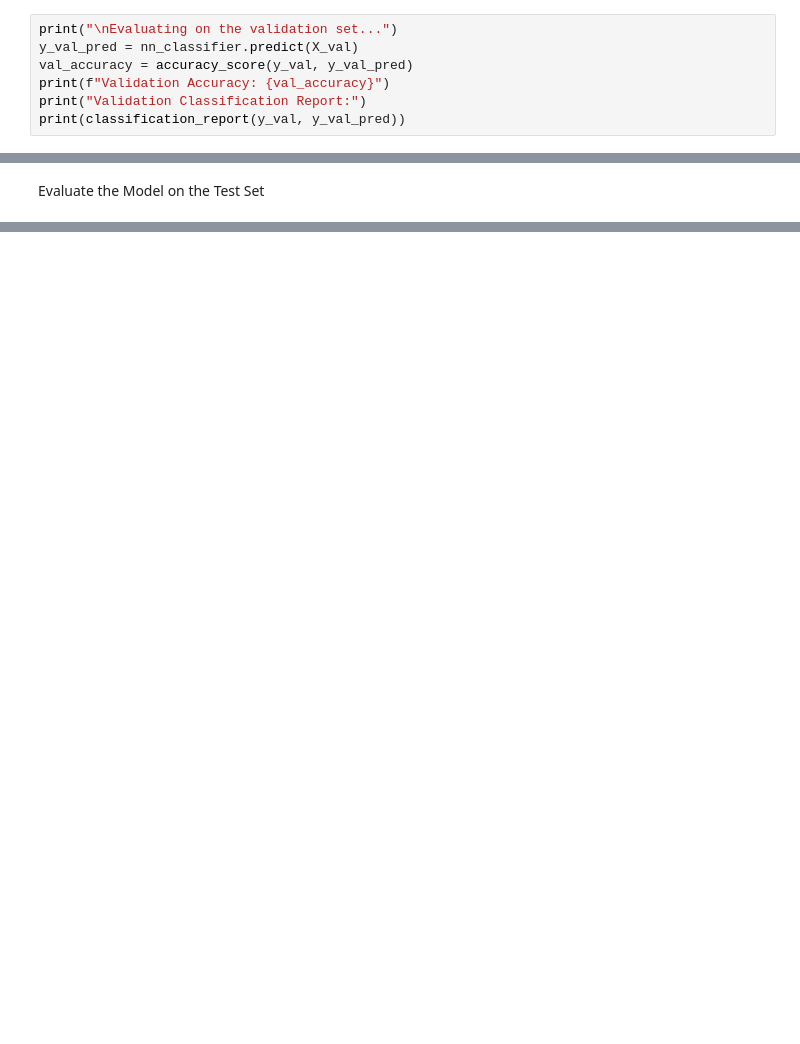
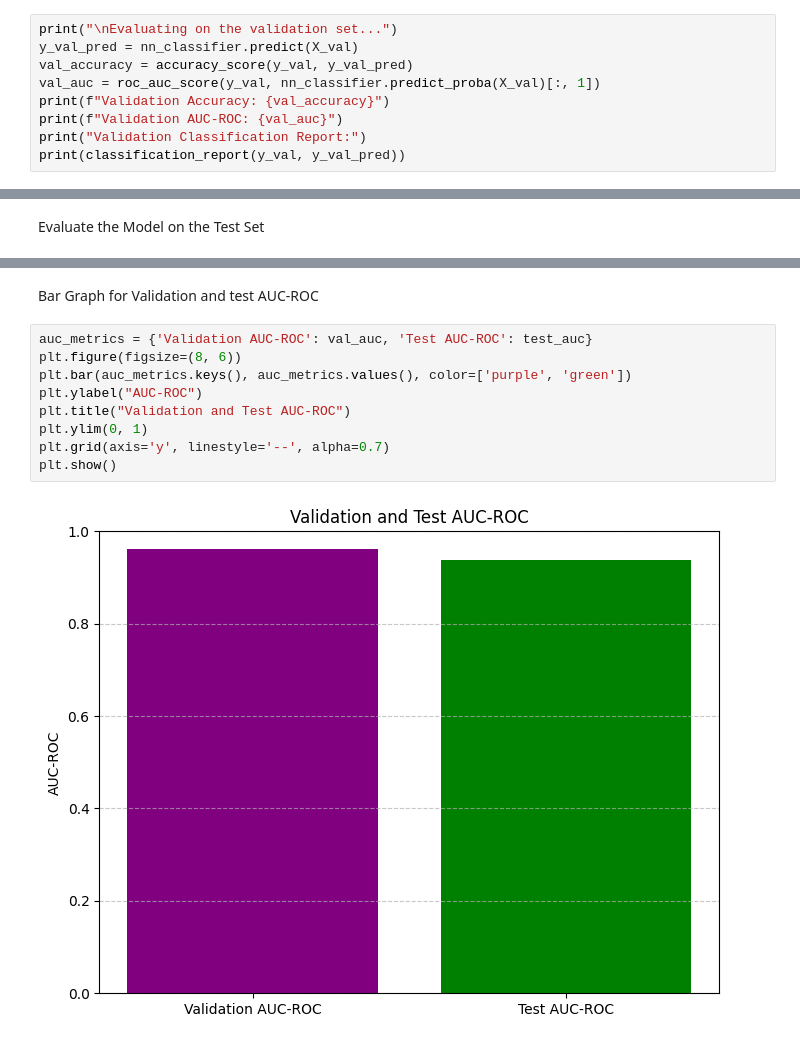
Before and after one commit to vimesh630/ML_CW, a Jupyter notebook: neural_network.ipynb, the cells around one changed output, grey strips where cells are left out. Saved outputs shown, nothing was run; the diff lists cells and outputs as text; blank space fills up the shorter version.

```diff
--- a/neural_network.ipynb
+++ b/neural_network.ipynb
@@ -55,7 +81,9 @@ Evaluate the Model on the Validation Set
 print("\nEvaluating on the validation set...")
 y_val_pred = nn_classifier.predict(X_val)
 val_accuracy = accuracy_score(y_val, y_val_pred)
+val_auc = roc_auc_score(y_val, nn_classifier.predict_proba(X_val)[:, 1])
 print(f"Validation Accuracy: {val_accuracy}")
+print(f"Validation AUC-ROC: {val_auc}")
 print("Validation Classification Report:")
 print(classification_report(y_val, y_val_pred))
 # %% [output]
@@ -93,0 +139,13 @@ weighted avg       0.92      0.86      0.88      9062
+# %% [markdown]
+Bar Graph for Validation and test AUC-ROC
+# %%
+auc_metrics = {'Validation AUC-ROC': val_auc, 'Test AUC-ROC': test_auc}
+plt.figure(figsize=(8, 6))
+plt.bar(auc_metrics.keys(), auc_metrics.values(), color=['purple', 'green'])
+plt.ylabel("AUC-ROC")
+plt.title("Validation and Test AUC-ROC")
+plt.ylim(0, 1)
+plt.grid(axis='y', linestyle='--', alpha=0.7)
+plt.show()
+# %% [output]
+[figure, added]
```
Also changed, not shown: parts of 11 cells of this notebook.
